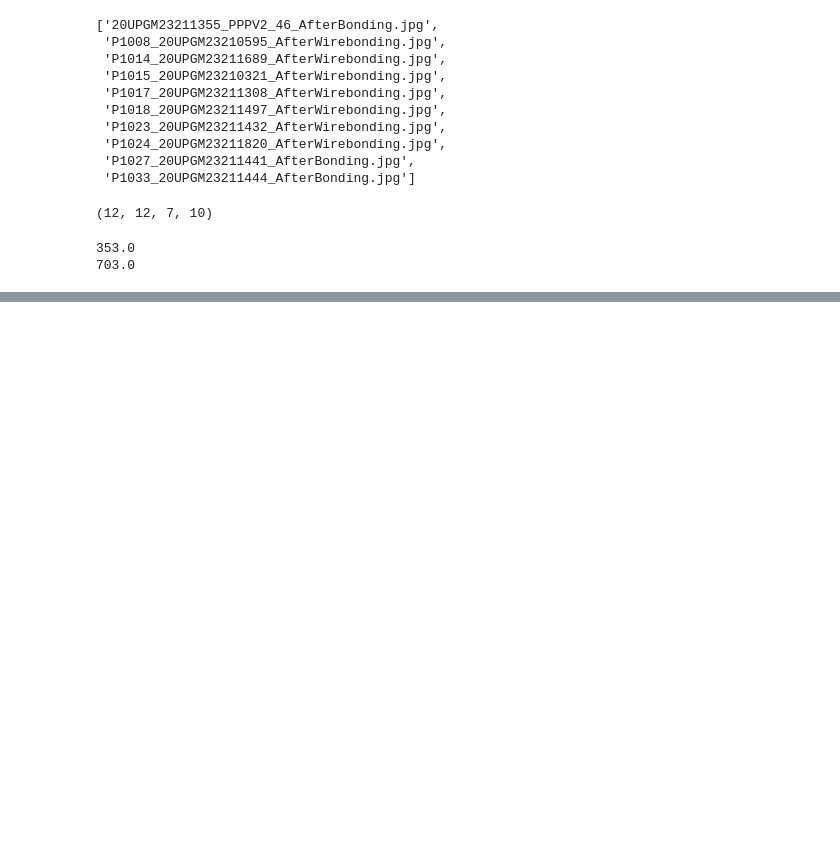
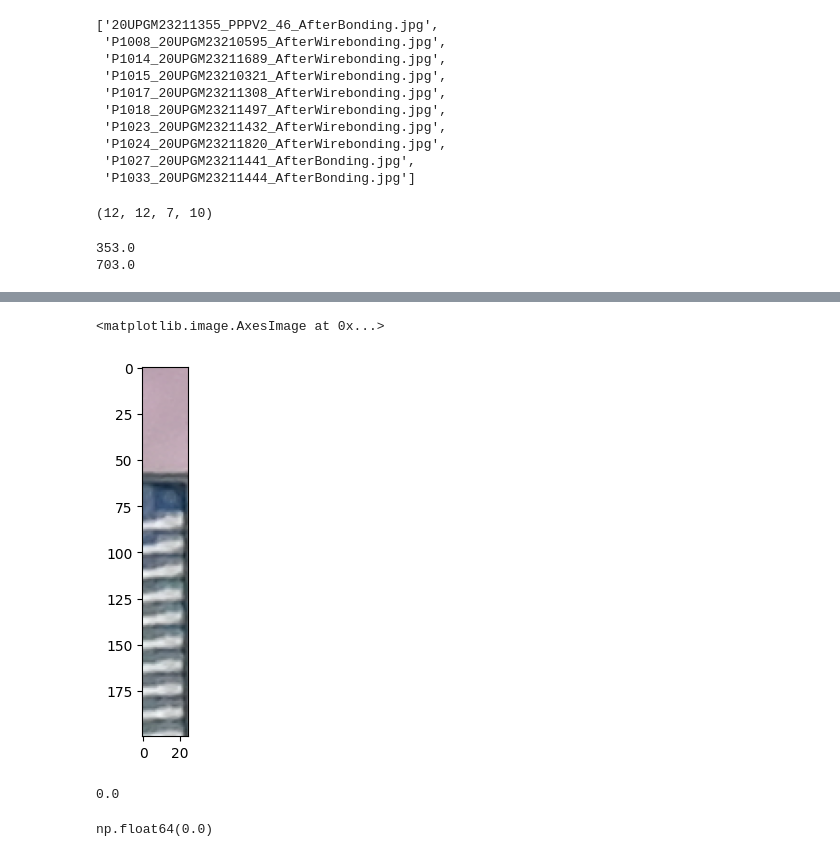
Before and after one commit to GabrielVandersippe/cern-cablage, a Jupyter notebook: lucas.ipynb, the cells around one changed output, grey strips where cells are left out. Cells and saved outputs as stored; diff of their text form; code cells hidden in the pictures; blank space fills up the shorter version.

```diff
--- a/lucas.ipynb
+++ b/lucas.ipynb
@@ -355,0 +372,10 @@ plt.plot(np.arange(bw.shape[1]), colonnes)
+# %%
+plt.imshow(image_crop[:200, image_crop.shape[1]-25:])
+# %% [output]
+<matplotlib.image.AxesImage at 0x...>
+[figure, added]
+# %%
+count(image_crop[image_crop.shape[1]-25:, :200], 100, 198)
+# %% [output]
+0.0
+np.float64(0.0)
```
Also changed, not shown: parts of 7 cells of this notebook.
